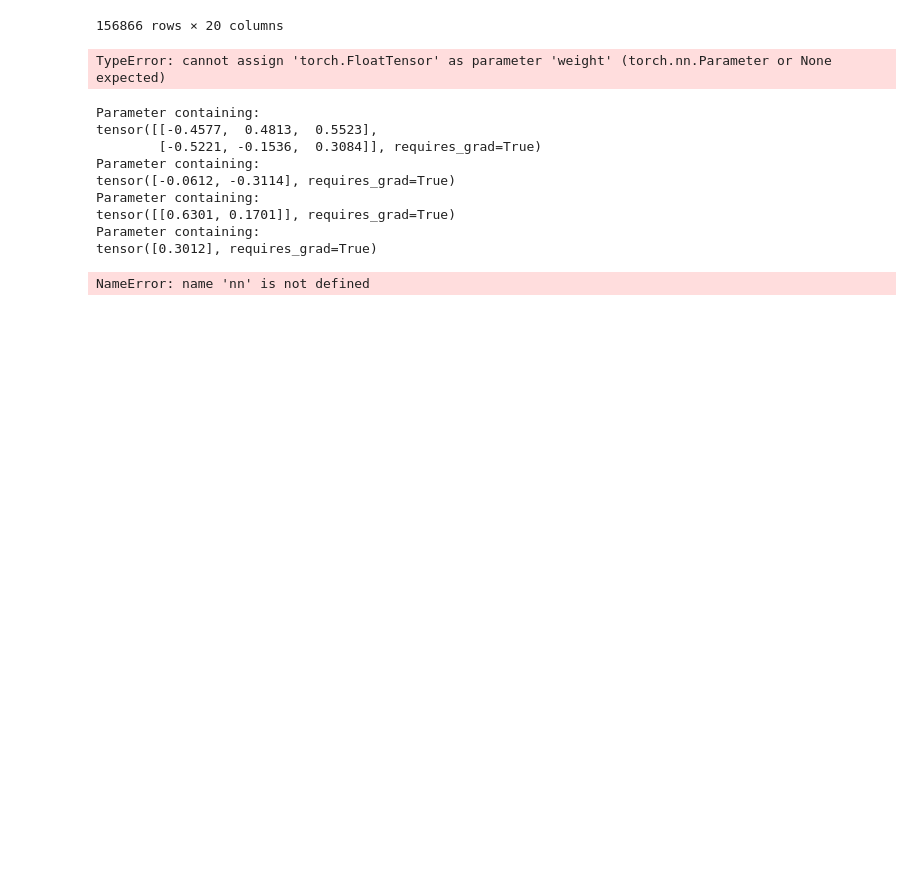
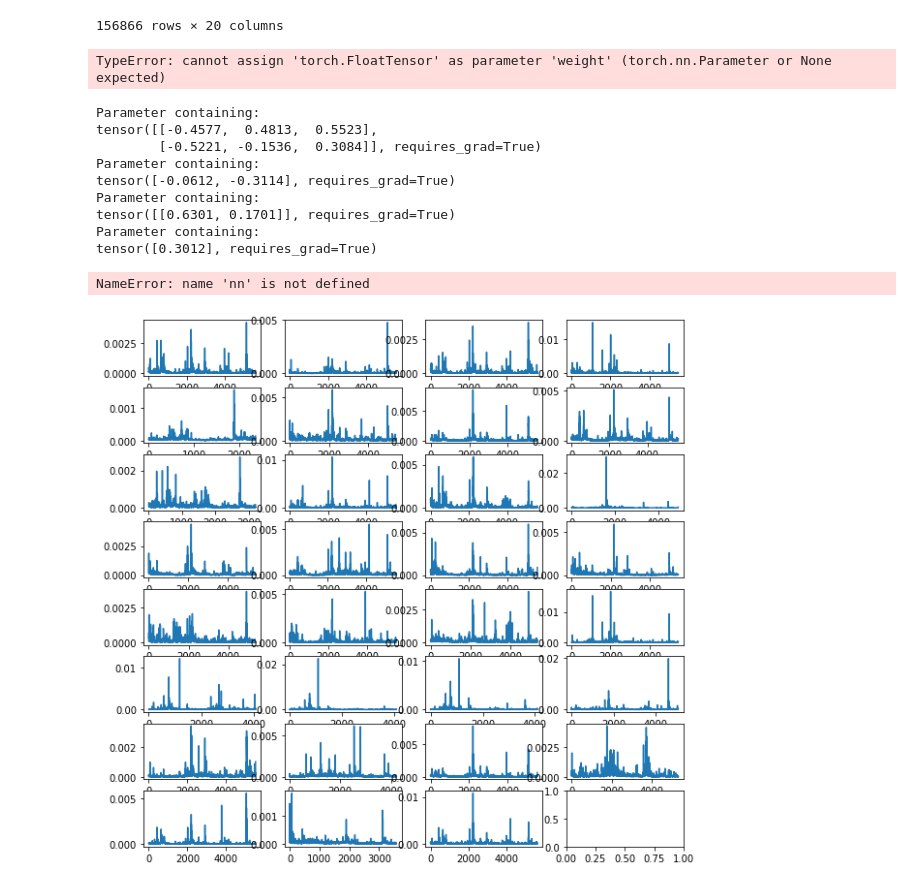
Before and after one commit to CodingNoob234/casestudy-neural-networks, a Jupyter notebook: view_data.ipynb, the cells around one changed output. Cells and saved outputs as stored; diff of their text form; code cells hidden in the pictures; blank space fills up the shorter version.

```diff
--- a/view_data.ipynb
+++ b/view_data.ipynb
@@ -182,3 +180,7 @@ tensor([0.3012], requires_grad=True)
 # %%
 # %% [output]
 NameError: name 'nn' is not defined
+# %%
+plot_tickers_in_data()
+# %% [output]
+[figure, added]
```
Also changed, not shown: parts of 1 cell of this notebook, 5 other files.
